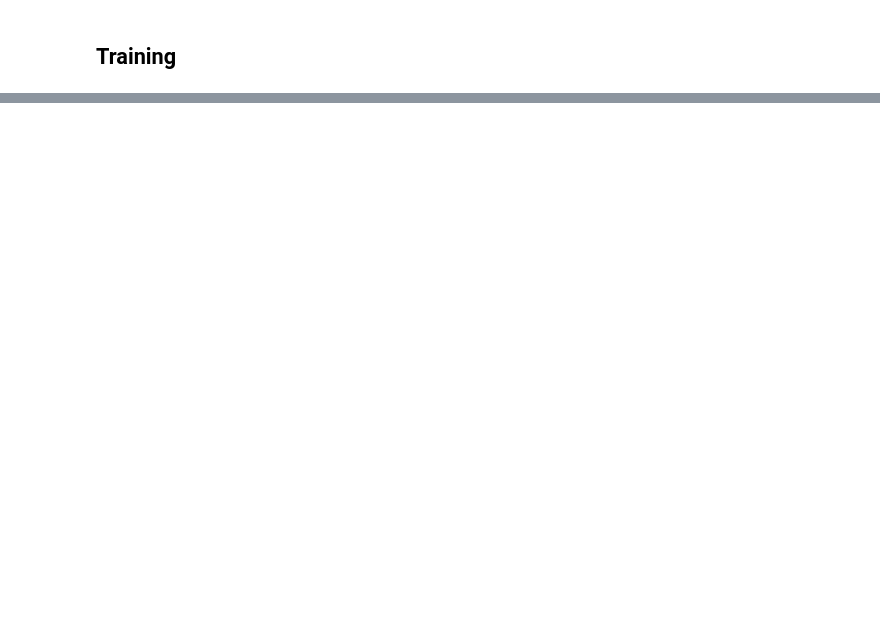
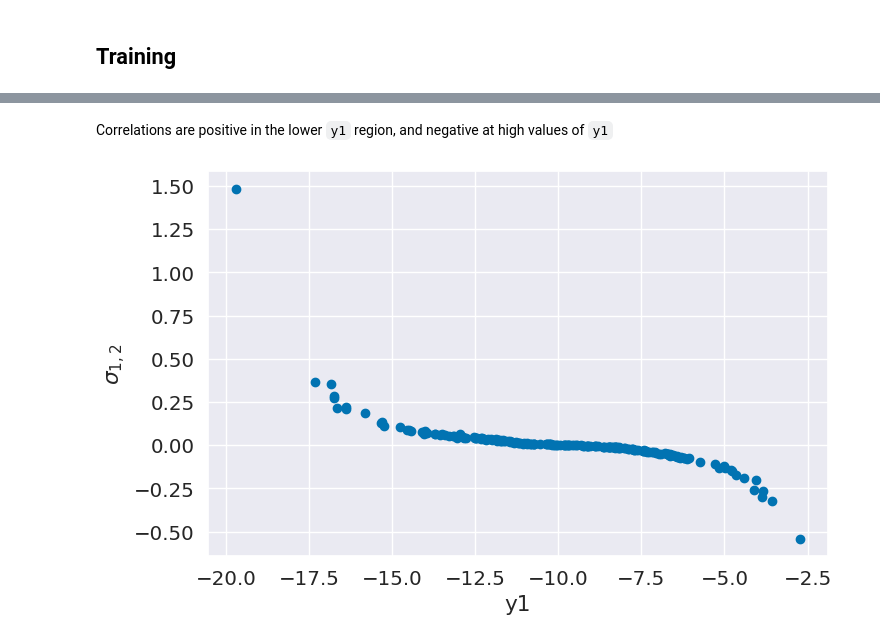
Before and after one commit to sfriedowitz/pytorch-examples, a Jupyter notebook: uncertainty.ipynb, the cells around one changed output, grey strips where cells are left out. Drawn from its saved outputs; the diff is of its cells as text; code cells hidden in the pictures; blank space fills up the shorter version.

```diff
--- a/uncertainty.ipynb
+++ b/uncertainty.ipynb
@@ -449,0 +548,13 @@ def compute_rmse(model, x, y):
+# %% [markdown]
+Correlations are positive in the lower `y1` region, and negative at high values of `y1`
+# %%
+fig, ax = plt.subplots(1, figsize=(8, 5))
+
+ax.scatter(mean_pred[:,0], cov_pred[:,1,0])
+
+ax.set_xlabel("y1")
+ax.set_ylabel("$\sigma_{1,2}$")
+
+plt.show()
+# %% [output]
+[figure, added]
```
Also changed, not shown: parts of 18 cells of this notebook, 1 other file.
